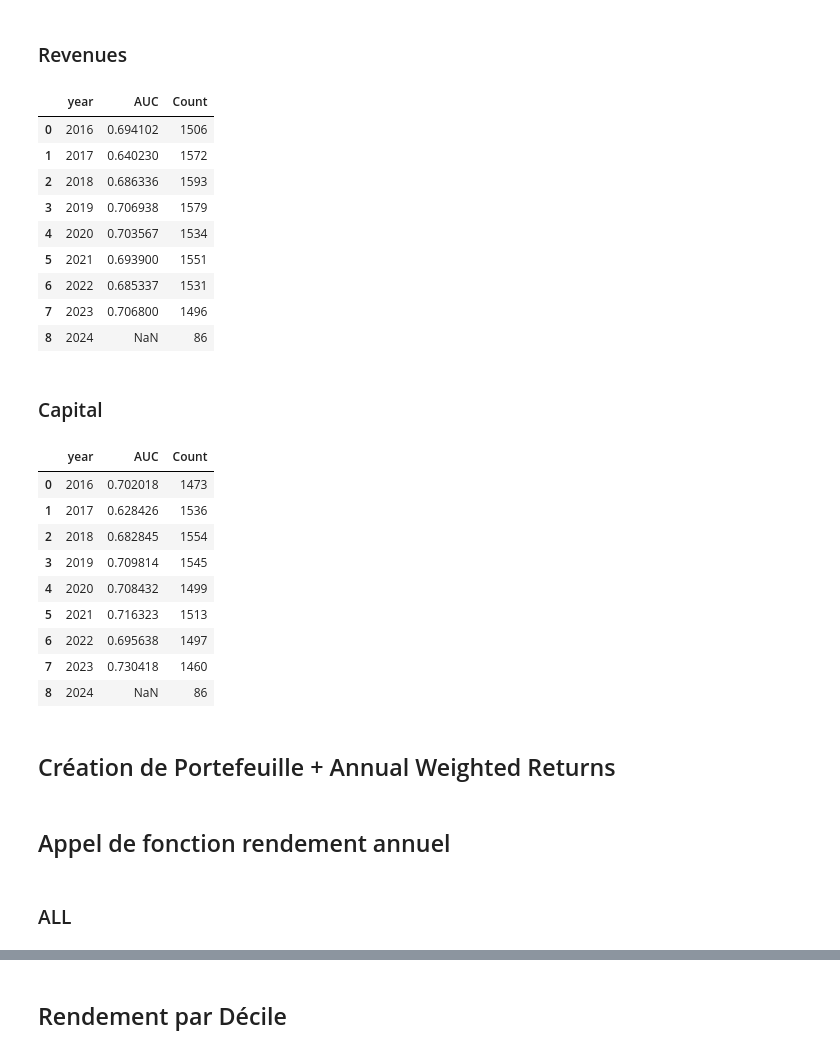
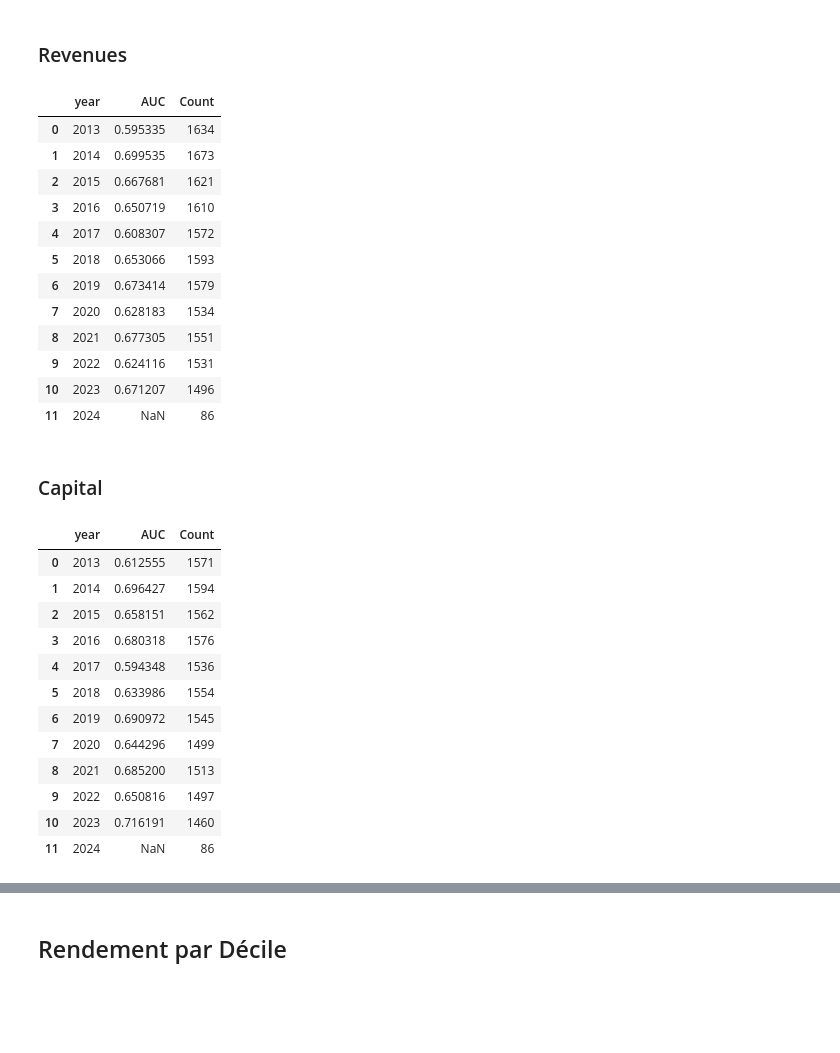
Before and after one commit to DominicPrenovost/AutoML-Practice, a Jupyter notebook: Target Net Income.ipynb, the cells around one changed output, grey strips where cells are left out. Cells and saved outputs as stored; diff of their text form; code cells hidden in the pictures; blank space fills up the shorter version.

```diff
--- a/Target Net Income.ipynb
+++ b/Target Net Income.ipynb
@@ -526,0 +536,4 @@ AutoML best model: Ensemble
+# %%
+predictions_df_revenues = pd.read_csv('dfOriginal_NetInc_Pred_revenues.csv')
+predictions_df_revenues["date"] = pd.to_datetime(predictions_df_revenues["date"])
+#predictions_df_revenues.head()
@@ -650,21 +672,24 @@ compute_auc_by_groups(
 # %%
 compute_auc_by_groups(
     predictions_df=predictions_df_revenues,
     df_canada=df_canada,
     group_cols=["year"],
-    out_csv="DF15Y_NetInc_AUC_Year_revenues.csv"
+    out_csv="DFOriginal_NetInc_AUC_Year_revenues.csv"
 )
 # %% [output]
 |  | year | AUC | Count |
-| 0 | 2016 | 0.694102 | 1506 |
-| 1 | 2017 | 0.640230 | 1572 |
-| 2 | 2018 | 0.686336 | 1593 |
-| 3 | 2019 | 0.706938 | 1579 |
-| 4 | 2020 | 0.703567 | 1534 |
-| 5 | 2021 | 0.693900 | 1551 |
-| 6 | 2022 | 0.685337 | 1531 |
-| 7 | 2023 | 0.706800 | 1496 |
-| 8 | 2024 | NaN | 86 |
+| 0 | 2013 | 0.595335 | 1634 |
+| 1 | 2014 | 0.699535 | 1673 |
+| 2 | 2015 | 0.667681 | 1621 |
+| 3 | 2016 | 0.650719 | 1610 |
+| 4 | 2017 | 0.608307 | 1572 |
+| 5 | 2018 | 0.653066 | 1593 |
+| 6 | 2019 | 0.673414 | 1579 |
+| 7 | 2020 | 0.628183 | 1534 |
+| 8 | 2021 | 0.677305 | 1551 |
+| 9 | 2022 | 0.624116 | 1531 |
+| 10 | 2023 | 0.671207 | 1496 |
+| 11 | 2024 | NaN | 86 |
 # %% [markdown]
 ### Capital
 # %%
@@ -672,18 +697,19 @@ compute_auc_by_groups(
     predictions_df=predictions_df_capital,
     df_canada=df_canada,
     group_cols=["year"],
-    out_csv="DF15Y_NetInc_AUC_Year_capital.csv"
+    out_csv="DFOriginal_NetInc_AUC_Year_capital.csv"
 )
 # %% [output]
 |  | year | AUC | Count |
-| 0 | 2016 | 0.702018 | 1473 |
-| 1 | 2017 | 0.628426 | 1536 |
-| 2 | 2018 | 0.682845 | 1554 |
-| 3 | 2019 | 0.709814 | 1545 |
-| 4 | 2020 | 0.708432 | 1499 |
-| 5 | 2021 | 0.716323 | 1513 |
-| 6 | 2022 | 0.695638 | 1497 |
-| 7 | 2023 | 0.730418 | 1460 |
-| 8 | 2024 | NaN | 86 |
+| 0 | 2013 | 0.612555 | 1571 |
+| 1 | 2014 | 0.696427 | 1594 |
+| 2 | 2015 | 0.658151 | 1562 |
+| 3 | 2016 | 0.680318 | 1576 |
+| 4 | 2017 | 0.594348 | 1536 |
+| 5 | 2018 | 0.633986 | 1554 |
+| 6 | 2019 | 0.690972 | 1545 |
+| 7 | 2020 | 0.644296 | 1499 |
+| 8 | 2021 | 0.685200 | 1513 |
+| 9 | 2022 | 0.650816 | 1497 |
+| 10 | 2023 | 0.716191 | 1460 |
+| 11 | 2024 | NaN | 86 |
-# %% [markdown]
-## Création de Portefeuille + Annual Weighted Returns
@@ -755,4 +715,0 @@ def create_weighted_portfolios(predictions_df, df_canada, proba_col, return_col,
-# %% [markdown]
-## Appel de fonction rendement annuel
-# %% [markdown]
-### ALL
```
Also changed, not shown: parts of 37 cells of this notebook.
